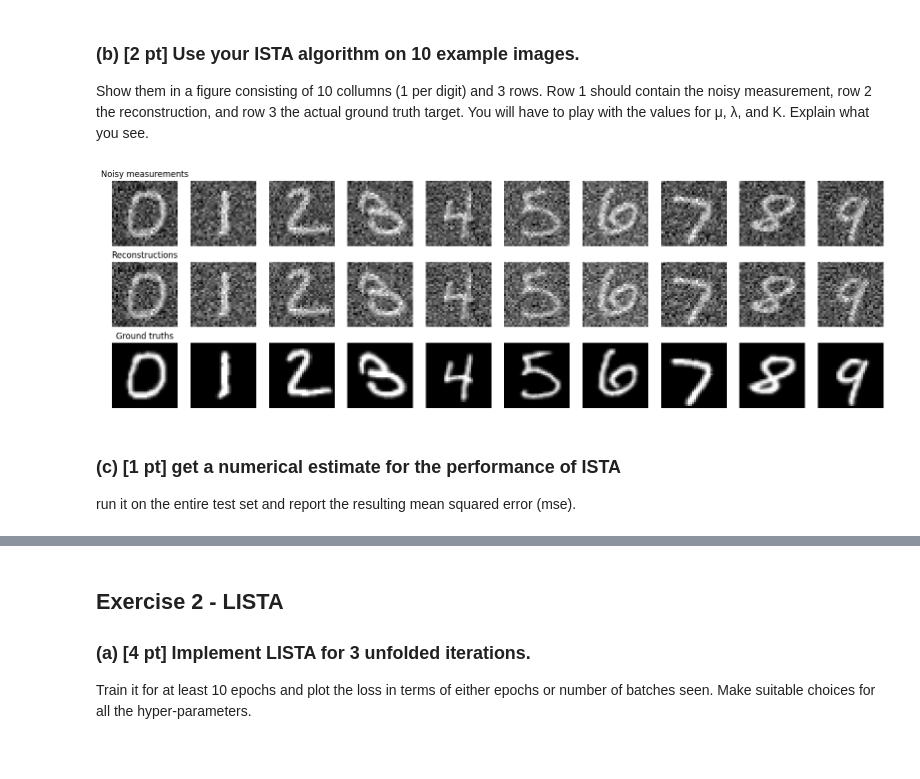
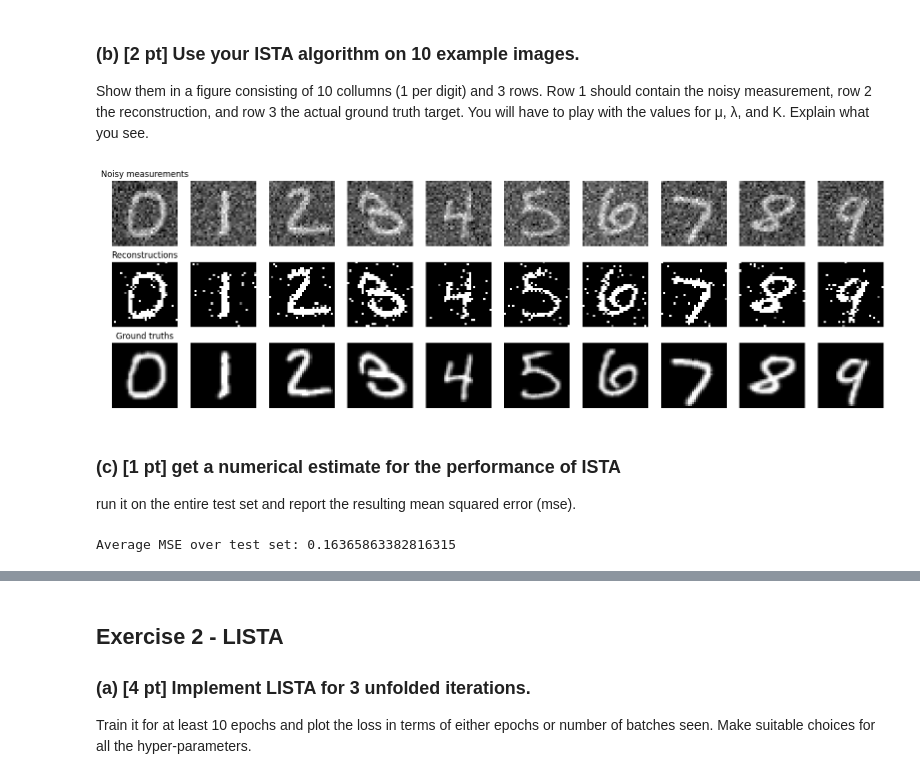
Before and after one commit to svenbbsp/5LSL0, a Jupyter notebook: Assignment_4/Assignment_4_Notebook.ipynb, the cells around one changed output, grey strips where cells are left out. Drawn from its saved outputs; the diff is of its cells as text; code cells hidden in the pictures.

Commit message:
Improve ISTA

```diff
--- a/Assignment_4/Assignment_4_Notebook.ipynb
+++ b/Assignment_4/Assignment_4_Notebook.ipynb
@@ -84,12 +84,14 @@ def ISTA(mu, shrinkage, K, y):
     x = y.clone()
 
     # Iteratively apply the soft thresholding function
-    for _ in range(K):
+    for _ in tqdm(range(K)):
         # Compute the gradient
-        grad = (x - y) / len(y)
+        x = x - mu * (x - y)
+        # Shrinkage step
+        x = softthreshold(x, mu * shrinkage)
 
-        # Update x
-        x = softthreshold(x - mu * grad, mu * shrinkage)
+        # Clip values to ensure they remain within the range [-1, 1]
+        x = torch.clamp(x, -1.0, 1.0)
 
     # Return the final batch of reconstructions
     return x
@@ -100,39 +102,53 @@ Show them in a figure consisting of 10 collumns (1 per digit) and 3 rows. Row 1
 measurement, row 2 the reconstruction, and row 3 the actual ground truth target.
 You will have to play with the values for μ, λ, and K. Explain what you see.
 # %%
-mu = 0.1
-shrinkage = 0.1
+mu = 5.0
+shrinkage = 0.01
 K = 10
 
 # Apply the ISTA algorithm to the noisy example images
 x_reconstructed = ISTA(mu, shrinkage, K, x_noisy_example)
 
 # Create a figure with 10 columns and 3 rows
 fig, axs = plt.subplots(3, 10, figsize=(20, 6))
 
 # For each column
 for i in range(10):
     # Display the noisy measurement in the first row
     axs[0, i].imshow(x_noisy_example[i].squeeze(), cmap='gray')
     axs[0, i].axis('off')
 
     # Display the reconstruction in the second row
     axs[1, i].imshow(x_reconstructed[i].squeeze(), cmap='gray')
     axs[1, i].axis('off')
 
     # Display the ground truth in the third row
     axs[2, i].imshow(x_clean_example[i].squeeze(), cmap='gray')
     axs[2, i].axis('off')
 
 # Set the titles for the rows
 axs[0, 0].set_title('Noisy measurements')
 axs[1, 0].set_title('Reconstructions')
 axs[2, 0].set_title('Ground truths')
 
 # Display the figure
 plt.show()
 # %% [output]
-[figure, old version]
+[figure, new version]
 # %% [markdown]
 ### (c) [1 pt] get a numerical estimate for the performance of ISTA
 run it on the entire test set and report the resulting mean squared error (mse).
+# %%
+# Load the entire test set
+x_clean_test = test_loader.dataset.Clean_Images
+x_noisy_test = test_loader.dataset.Noisy_Images
+
+# Apply the ISTA algorithm to all test images
+x_test_reconstructed = ISTA(mu, shrinkage, K, x_noisy_test)
+
+# Calculate the MSE between the reconstructed images and the clean images
+average_mse = ((x_test_reconstructed - x_clean_test) ** 2).mean()
+
+print('Average MSE over test set:', average_mse.item())
+# %% [output]
+Average MSE over test set: 0.16365863382816315
```
Also changed, not shown: parts of 1 cell of this notebook.
